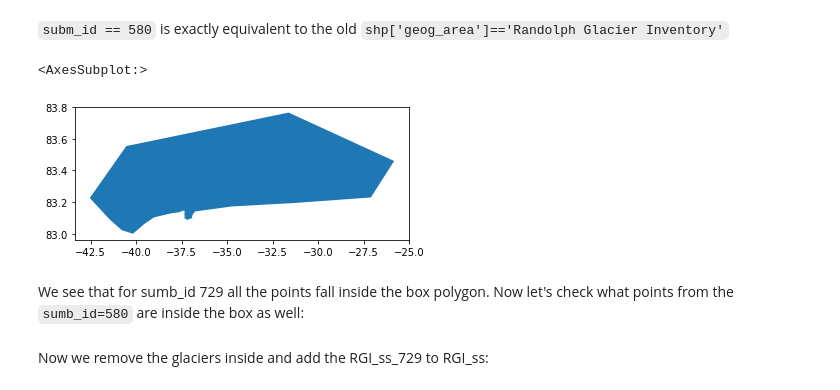
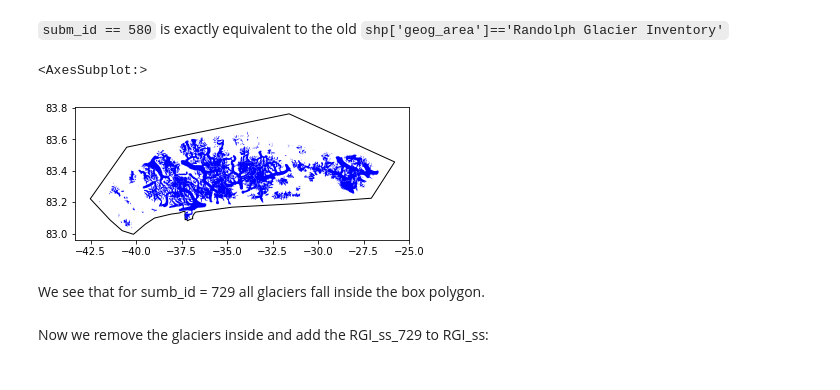
Before and after one commit to GLIMS-RGI/rgi7_scripts, a Jupyter notebook: workflow/RGI05.ipynb, the cells around one changed output. Saved outputs shown, nothing was run; the diff lists cells and outputs as text; code cells hidden in the pictures.

```diff
--- a/workflow/RGI05.ipynb
+++ b/workflow/RGI05.ipynb
@@ -84,23 +70,0 @@ RGI_ss_729 = shp.loc[shp['subm_id'] == 729].copy()
-# %%
-# Read box containing glaciers with subm_id = 729
-#filename = 'zip:///' + data_dir + f'/l0_tmp_data/rgi{reg:02d}_north_outline_sel_box.zip/rgi{reg:02d}_north_outline_sel_box.shp'
-#print(filename)
-#shp = gpd.read_file(filename)
-
-# For some reason I cannot open ".tar" or ".zip".
-# It may have something to do with the fact that I have the data in the windows partition + simbolic link, not in ubuntu pertition.
-filename = data_dir + f'/l0_support_data/rgi{reg:02d}_north_outline_sel_box/rgi{reg:02d}_north_outline_sel_box.shp'
-box = gpd.read_file(filename)
-
-box.plot()
-
-###### this part is to be finished in order to deal with zipfiles #######
-#fnames = []
-#with zipfile.ZipFile(levan_file, "r") as z:
-#    for f in z.filelist:
-#        if '.shp' in f.filename and f.filename.endswith('2000.shp'):
-#            print(f.filename)
-#gi05_north_outline_sel_box.shp            fnames.append(f.filename)
-# %% [output]
-<AxesSubplot:>
-[figure, removed]
@@ -117,3 +83,9 @@ box.plot()
+# %%
+# Plot correct glaciers and shapefile
+base = box.plot(color='white', edgecolor='black')
+RGI_ss_729.geometry.plot(ax=base, color='blue', markersize=5)
+# %% [output]
+<AxesSubplot:>
+[figure, added]
 # %% [markdown]
-We see that for sumb_id 729 all the points fall inside the box polygon.
-Now let's check what points from the `sumb_id=580` are inside the box as well:
+We see that for sumb_id = 729 all glaciers fall inside the box polygon.
```
Also changed, not shown: parts of 9 cells of this notebook.
